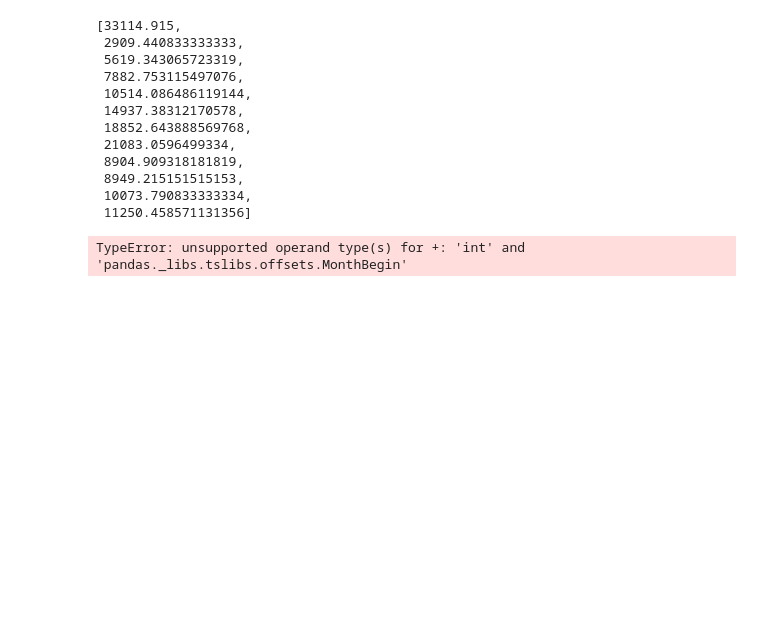
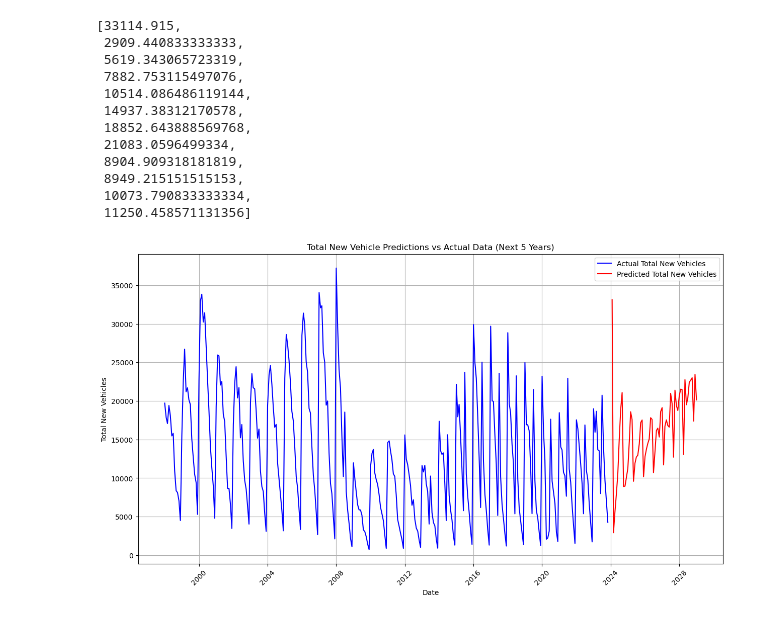
Before and after one commit to Ahmet-C-C/Car-Registration-Comparison-Between-Ireland-and-Norway, a Jupyter notebook: Msc CA02.ipynb, the cells around one changed output. Drawn from its saved outputs; the diff is of its cells as text; code cells hidden in the pictures; blank space fills up the shorter version.

```diff
--- a/Msc CA02.ipynb
+++ b/Msc CA02.ipynb
@@ -1528,27 +1537,33 @@ future_predictions_dfir[:12]  # Displaying the first 10 predictions as an exampl
  8949.215151515153,
  10073.790833333334,
  11250.458571131356]
-# %%
-import matplotlib.pyplot as plt
-
-# Converting future predictions to a Pandas Series with a datetime index
-future_dates = pd.date_range(start=dfir_lagged.index[-1] + pd.offsets.MonthBegin(1),
-                             periods=n_months_future,
-                             freq='MS')
-future_predictions_series = pd.Series(future_predictions_dfir, index=future_dates)
-
-# Concatenating the historical and future data
-combined_series = pd.concat([dfir_total_vehicles_lagged['Total New Vehicles'], future_predictions_series])
-
-# Plotting the historical and future data
-plt.figure(figsize=(15, 6))
-plt.plot(combined_series, label='Total New Vehicles (Historical & Predicted)')
-plt.axvline(x=dfir_total_vehicles_lagged.index[-1], color='red', linestyle='--', label='Prediction Start')
-plt.xlabel('Date')
-plt.ylabel('Total New Vehicles')
-plt.title('Historical and Predicted Total New Vehicles in Ireland')
-plt.legend()
-plt.grid(True)
-plt.show()
-# %% [output]
-TypeError: unsupported operand type(s) for +: 'int' and 'pandas._libs.tslibs.offsets.MonthBegin'
+# %%
+# Merging the original data with the predictions
+# First, convert the Year and Month columns in the original dataset to datetime format
+dfir_original = dfir_copy[['Year', 'Month', 'Total New Vehicles']]
+dfir_original['Date'] = pd.to_datetime(dfir_original['Year'].astype(str) + dfir_original['Month'].astype(str), format='%Y%m')
+
+# Converting predictions to a DataFrame
+future_months = pd.date_range(start='2024-01-01', periods=n_months_future, freq='M')
+predictions_df = pd.DataFrame({
+    'Date': future_months,
+    'Predicted Total New Vehicles': future_predictions_dfir
+})
+
+plt.figure(figsize=(15, 8))
+
+# Plot actual values
+plt.plot(dfir_original['Date'], dfir_original['Total New Vehicles'], label='Actual Total New Vehicles', color='blue')
+
+# Plot predicted values from the correctly formed DataFrame
+plt.plot(predictions_df['Date'], predictions_df['Predicted Total New Vehicles'], label='Predicted Total New Vehicles', color='red')
+
+plt.title('Total New Vehicle Predictions vs Actual Data (Next 5 Years)')
+plt.xlabel('Date')
+plt.ylabel('Total New Vehicles')
+plt.xticks(rotation=45)
+plt.legend()
+plt.grid(True)
+plt.show()
+# %% [output]
+[figure, added]
```
Also changed, not shown: parts of 21 cells of this notebook.
